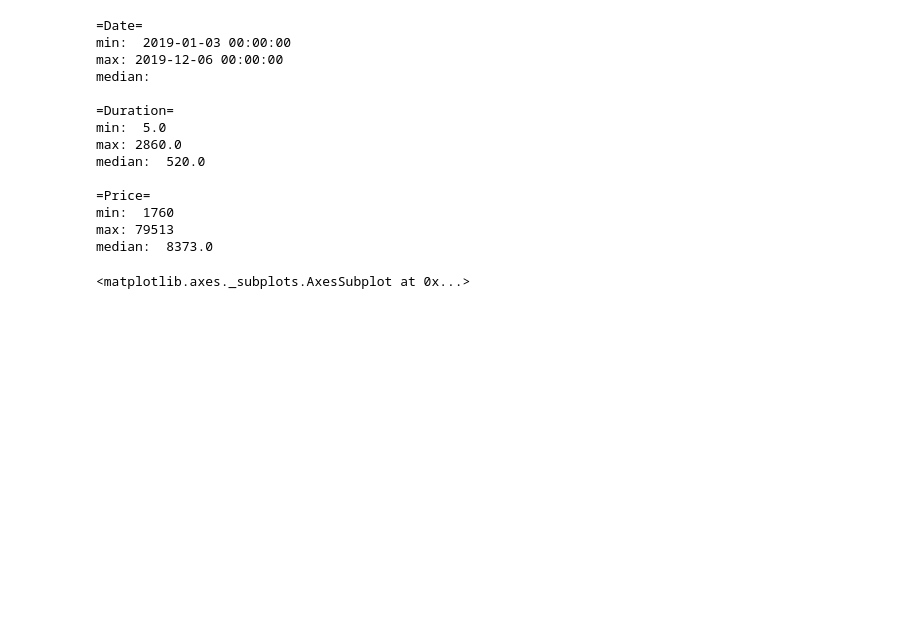
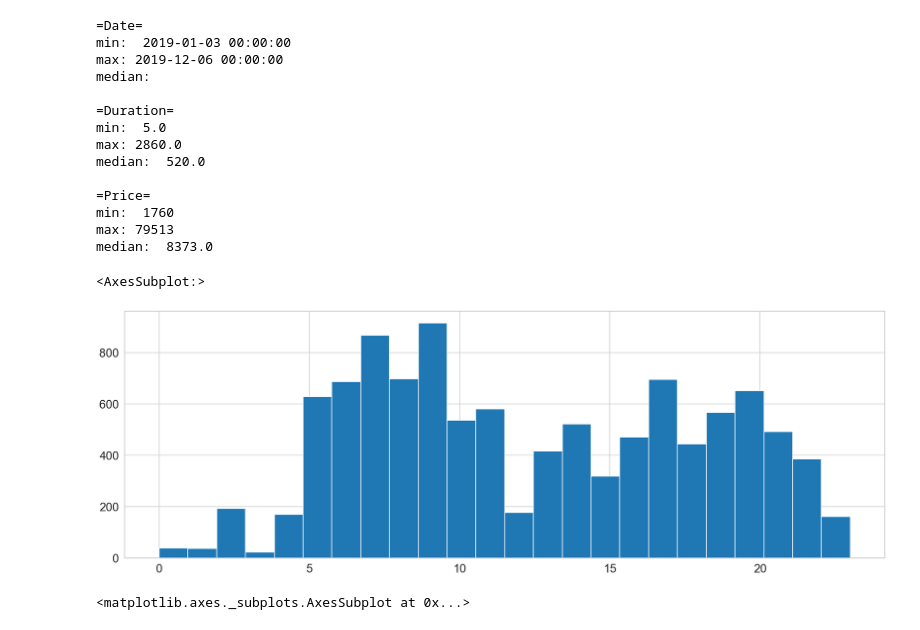
Before and after one commit to SaltyPeachcake/TurtleDucks, a Jupyter notebook: Project02.ipynb, the cells around one changed output. Saved outputs shown, nothing was run; the diff lists cells and outputs as text; code cells hidden in the pictures; blank space fills up the shorter version.

Commit message:
depart_time = int

```diff
--- a/Project02.ipynb
+++ b/Project02.ipynb
@@ -108,7 +108,7 @@ airfare['date']     = pd.to_datetime(airfare.date)
 airfare['duration'] = pd.to_timedelta(airfare.duration).astype('timedelta64[m]')
 airfare['duration'] = pd.to_numeric(airfare.duration)
 airfare['price']    = pd.to_numeric(airfare.price)
-airfare['depart_time'] = pd.to_datetime(airfare.depart_time).dt.time
+airfare['depart_time'] = pd.to_datetime(airfare.depart_time).dt.hour
 
 airfare['airline'] = airfare.airline.astype('category')
 airfare['starting_city'] = airfare.starting_city.astype('category')
@@ -320,7 +320,10 @@ min:  1760
 max: 79513
 median:  8373.0
 # %%
-#airfare['depart_time'].hist(bins=24)
+airfare['depart_time'].hist(bins=24)
+# %% [output]
+<AxesSubplot:>
+[figure, added]
 # %%
 plt.xticks(rotation=60)
 
```
Also changed, not shown: parts of 2 cells of this notebook.
